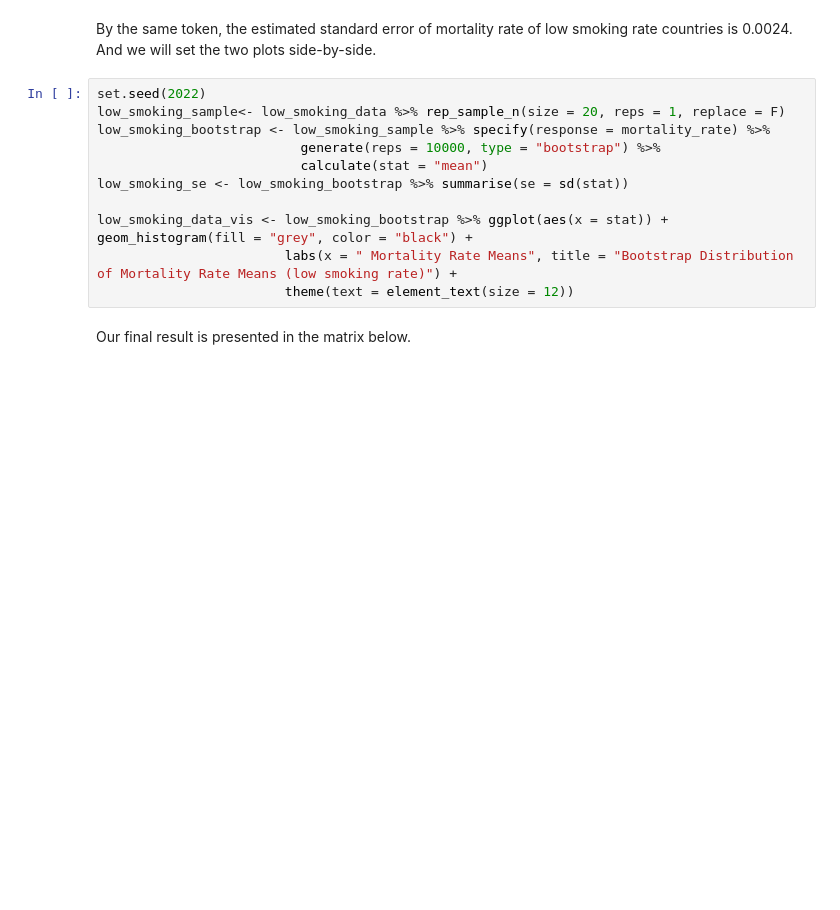
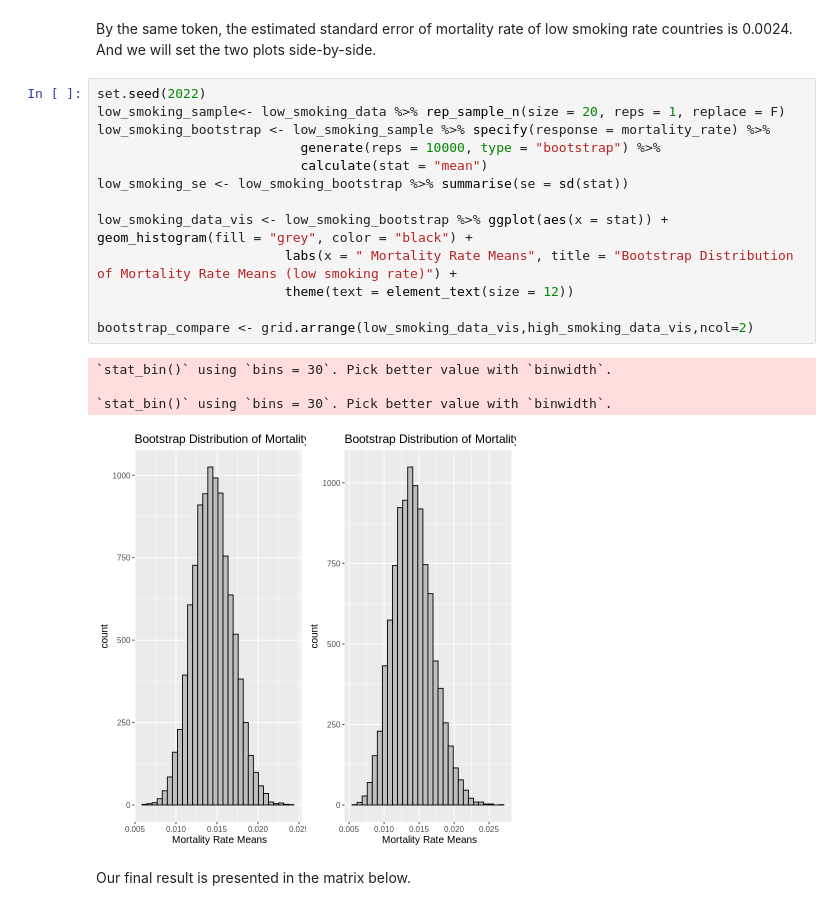
Before and after one commit to RayNguyent/STAT-201-Project, a Jupyter notebook: Proposal.ipynb, the cells around one changed output. Drawn from its saved outputs; the diff is of its cells as text; blank space fills up the shorter version.

```diff
--- a/Proposal.ipynb
+++ b/Proposal.ipynb
@@ -138,14 +158,21 @@ By the same token, the estimated standard error of mortality rate of low smoking
 # %%
 set.seed(2022)
 low_smoking_sample<- low_smoking_data %>% rep_sample_n(size = 20, reps = 1, replace = F)
 low_smoking_bootstrap <- low_smoking_sample %>% specify(response = mortality_rate) %>%
                           generate(reps = 10000, type = "bootstrap") %>%
                           calculate(stat = "mean")
 low_smoking_se <- low_smoking_bootstrap %>% summarise(se = sd(stat))
 
 low_smoking_data_vis <- low_smoking_bootstrap %>% ggplot(aes(x = stat)) + geom_histogram(fill = "grey", color = "black") +
                         labs(x = " Mortality Rate Means", title = "Bootstrap Distribution of Mortality Rate Means (low smoking rate)") +
                         theme(text = element_text(size = 12))
+
+bootstrap_compare <- grid.arrange(low_smoking_data_vis,high_smoking_data_vis,ncol=2)
+# %% [output]
+`stat_bin()` using `bins = 30`. Pick better value with `binwidth`.
+
+`stat_bin()` using `bins = 30`. Pick better value with `binwidth`.
+[figure, added]
 # %% [markdown]
 Our final result is presented in the matrix below.
 # %%
```
Also changed, not shown: parts of 5 cells of this notebook.
